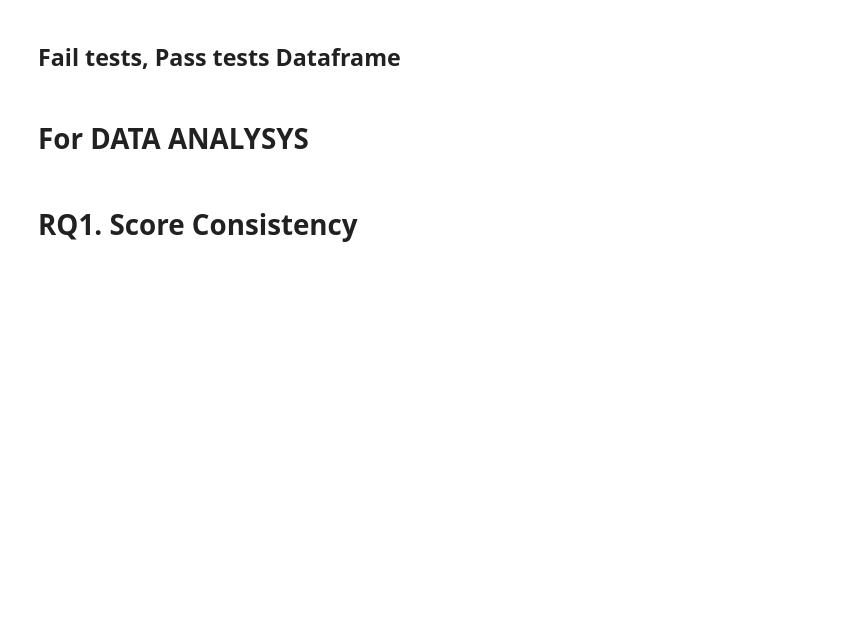
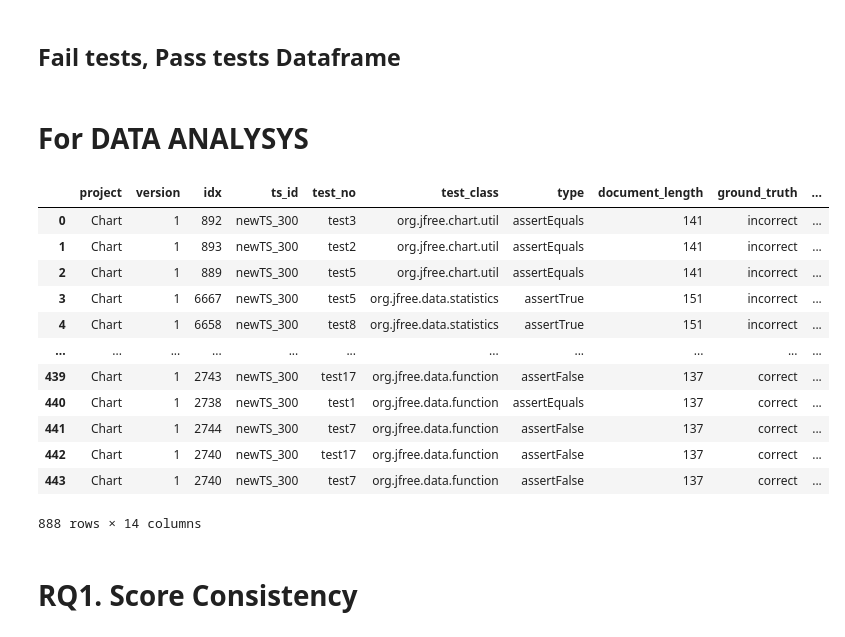
Before and after one commit to coinse/autooracle, a Jupyter notebook: workspace/src/analyze/analyze.ipynb, the cells around one changed output. Drawn from its saved outputs; the diff is of its cells as text; code cells hidden in the pictures; blank space fills up the shorter version.

```diff
--- a/workspace/src/analyze/analyze.ipynb
+++ b/workspace/src/analyze/analyze.ipynb
@@ -347,31 +347,46 @@ def prec_recall(pred_df):
     plt.title("pre_rec Curve")
     plt.legend()
 # %%
-# project = "Chart"
-# version = "1"
-# ts_id = "newTS_300"
-# prompt_no = 8
-# example_num = 0
-# sample_num = 5
-# result = []
+project = "Chart"
+version = "1"
+ts_id = "newTS_300"
+prompt_no = 8
+example_num = 0
+sample_num = 5
+result = []
 
-# fail_df, pass_df = get_fail_pass_df(project, version, ts_id, prompt_no, example_num, sample_num, is_conv = True)
-# pred_df = pd.concat([fail_df, pass_df])
-# display(pred_df)
+fail_df, pass_df = get_fail_pass_df(project, version, ts_id, prompt_no, example_num, sample_num, is_conv = True)
+pred_df = pd.concat([fail_df, pass_df])
+display(pred_df)
 
+with open(f'{project}_Dataframe_3.pkl','wb') as f:
+     pickle.dump(pred_df, f)
 
-# display(pred_df)
 # count_plot(fail_df=fail_df, pass_df=pass_df)
 # hist_plot(fail_df=fail_df, pass_df=pass_df)
 # accumulate_incorrect_ratio_graph(pred_df)
 # incorrect_ratio_graph(fail_df, pass_df, pred_df)
 # precision_heatmap(pred_df)
 # document_length_graph(pred_df)
 # distplot(pred_df)
 # print("prompt_no:",prompt_no, "sample_num:", sample_num)
 # boxplot_pearsonr(pred_df)
 # roc_auc(pred_df)
 # prec_recall(pred_df)
+# %% [output]
+|  | project | version | idx | ts_id | test_no | test_class | type | document_length | ground_truth | ... |
+| 0 | Chart | 1 | 892 | newTS_300 | test3 | org.jfree.chart.util | assertEquals | 141 | incorrect | ... |
+| 1 | Chart | 1 | 893 | newTS_300 | test2 | org.jfree.chart.util | assertEquals | 141 | incorrect | ... |
+| 2 | Chart | 1 | 889 | newTS_300 | test5 | org.jfree.chart.util | assertEquals | 141 | incorrect | ... |
+| 3 | Chart | 1 | 6667 | newTS_300 | test5 | org.jfree.data.statistics | assertTrue | 151 | incorrect | ... |
+| 4 | Chart | 1 | 6658 | newTS_300 | test8 | org.jfree.data.statistics | assertTrue | 151 | incorrect | ... |
+| ... | ... | ... | ... | ... | ... | ... | ... | ... | ... | ... |
+| 439 | Chart | 1 | 2743 | newTS_300 | test17 | org.jfree.data.function | assertFalse | 137 | correct | ... |
+| 440 | Chart | 1 | 2738 | newTS_300 | test1 | org.jfree.data.function | assertEquals | 137 | correct | ... |
+| 441 | Chart | 1 | 2744 | newTS_300 | test7 | org.jfree.data.function | assertFalse | 137 | correct | ... |
+| 442 | Chart | 1 | 2740 | newTS_300 | test17 | org.jfree.data.function | assertFalse | 137 | correct | ... |
+| 443 | Chart | 1 | 2740 | newTS_300 | test7 | org.jfree.data.function | assertFalse | 137 | correct | ... |
+888 rows × 14 columns
 # %% [markdown]
 # RQ1. Score Consistency
 # %%
```
Also changed, not shown: parts of 7 cells of this notebook, 7 other files.
